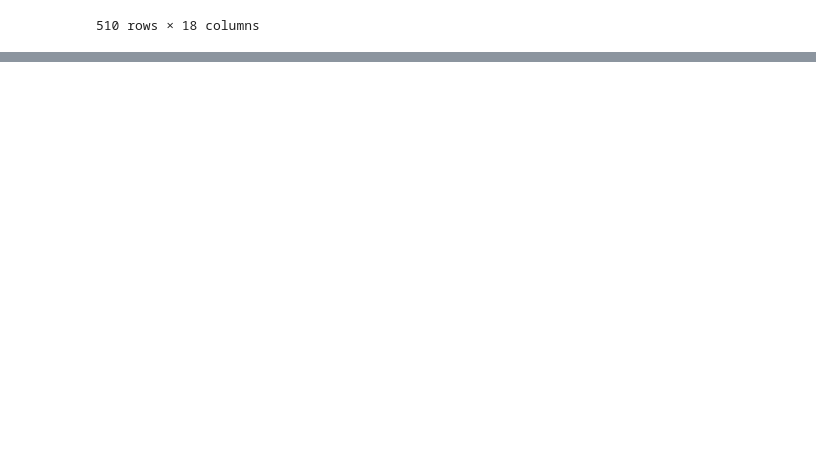
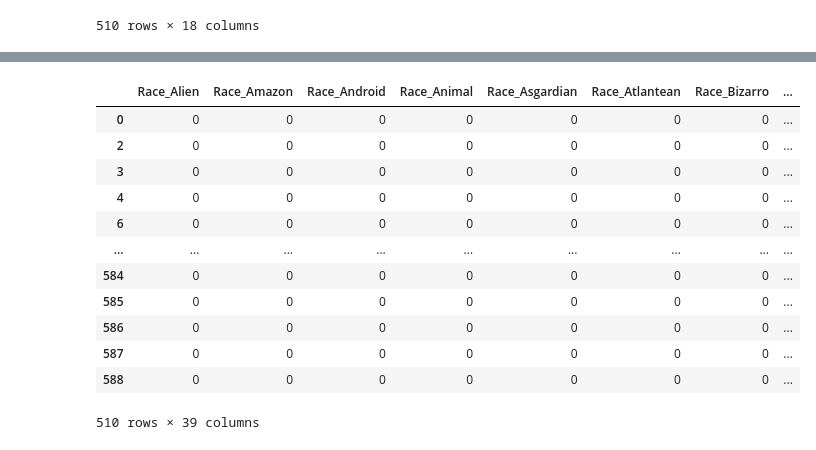
Before and after one commit to ashouy/Aprendizado-de-Maquina, a Jupyter notebook: Tarefa01.ipynb, the cells around one changed output, grey strips where cells are left out. Drawn from its saved outputs; the diff is of its cells as text; code cells hidden in the pictures; blank space fills up the shorter version.

Commit message:
Novo pré processamento de dados e inicio de análise com o KNN

```diff
--- a/Tarefa01.ipynb
+++ b/Tarefa01.ipynb
@@ -401,0 +414,4 @@ heroes_finale
+# %%
+# Removendo colunas desnecessárias
+heroes_drop = heroes_filter.drop(columns=['Gender', 'Publisher', 'Alignment', 'Name'])
+heroes_drop.head()
@@ -401,0 +425,21 @@ heroes_finale
+# %%
+# Tratando raça para não invés de: - aparecer não identificada
+heroes_drop['Race'] = heroes_drop['Race'].apply(lambda x : x.replace('-', 'undefined'))
+# %%
+# Convertendo coluna de texto em númerica para análises
+heroesRace = pd.get_dummies(heroes_drop['Race'], prefix='Race')
+heroesRace
+# %% [output]
+|  | Race_Alien | Race_Amazon | Race_Android | Race_Animal | Race_Asgardian | Race_Atlantean | Race_Bizarro | ... |
+| 0 | 0 | 0 | 0 | 0 | 0 | 0 | 0 | ... |
+| 2 | 0 | 0 | 0 | 0 | 0 | 0 | 0 | ... |
+| 3 | 0 | 0 | 0 | 0 | 0 | 0 | 0 | ... |
+| 4 | 0 | 0 | 0 | 0 | 0 | 0 | 0 | ... |
+| 6 | 0 | 0 | 0 | 0 | 0 | 0 | 0 | ... |
+| ... | ... | ... | ... | ... | ... | ... | ... | ... |
+| 584 | 0 | 0 | 0 | 0 | 0 | 0 | 0 | ... |
+| 585 | 0 | 0 | 0 | 0 | 0 | 0 | 0 | ... |
+| 586 | 0 | 0 | 0 | 0 | 0 | 0 | 0 | ... |
+| 587 | 0 | 0 | 0 | 0 | 0 | 0 | 0 | ... |
+| 588 | 0 | 0 | 0 | 0 | 0 | 0 | 0 | ... |
+510 rows × 39 columns
```
Also changed, not shown: parts of 15 cells of this notebook.
